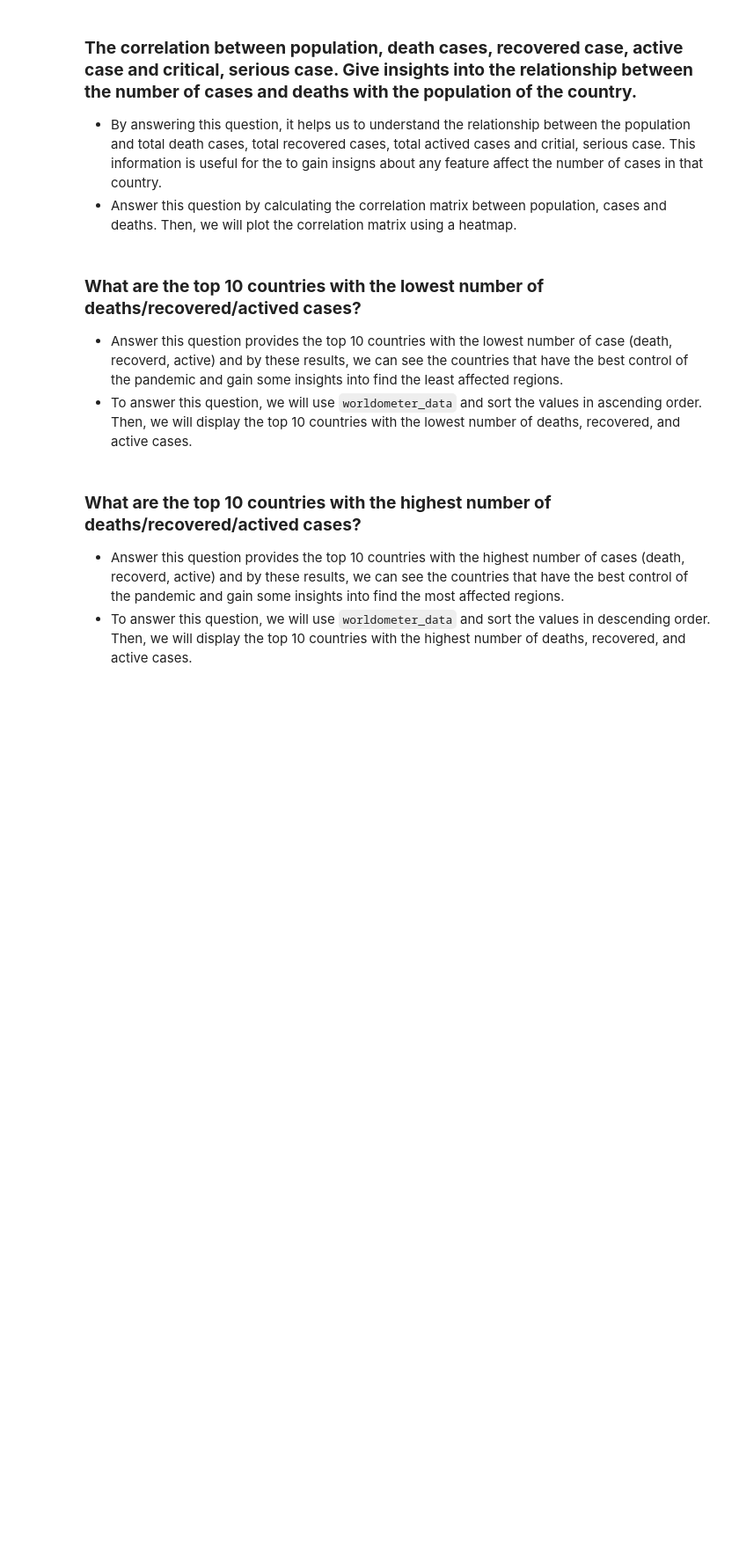
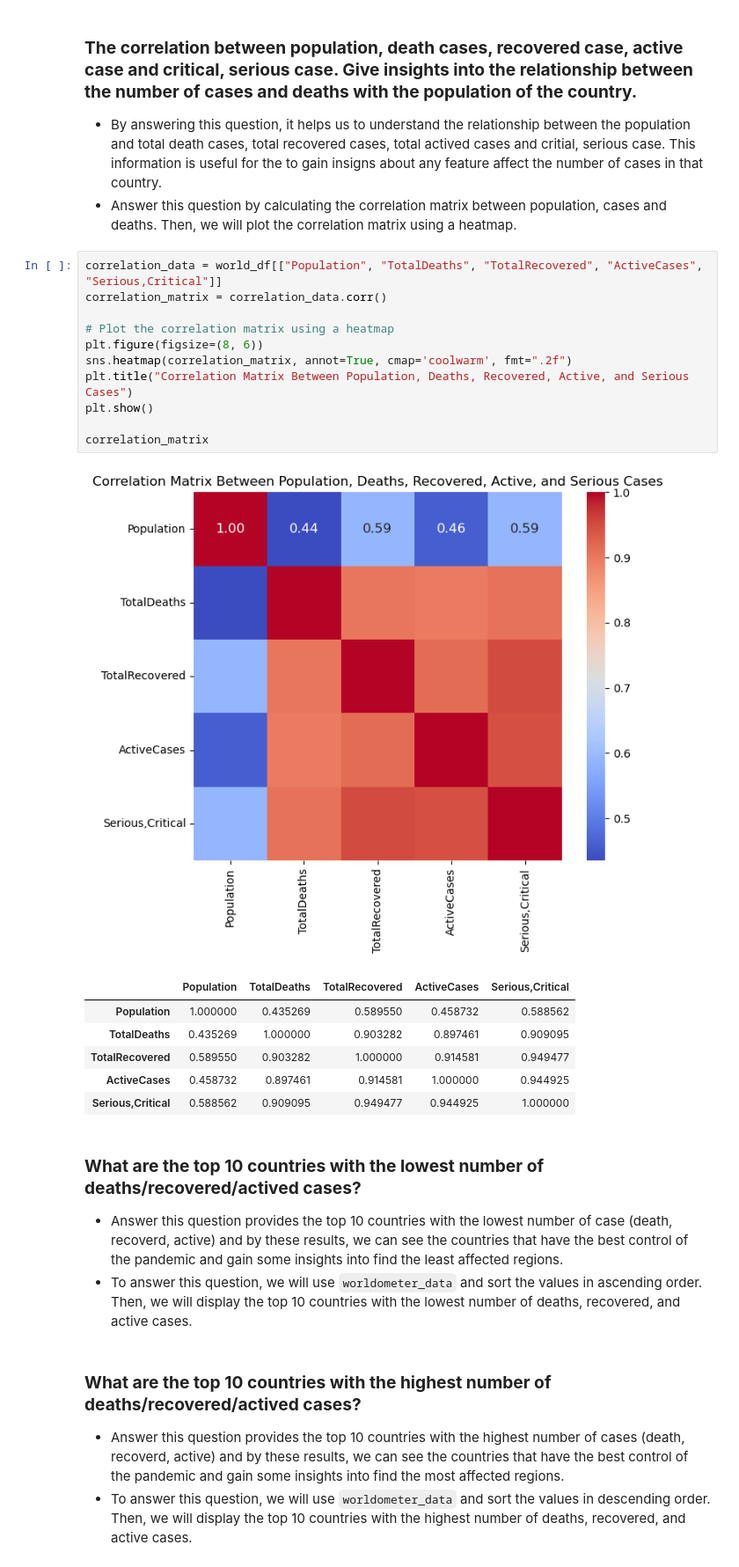
Before and after one commit to dhuyent/DSProgramming-FinalProject, a Jupyter notebook: src/Data_analysis.ipynb, the cells around one changed output. Shown at 88% size. Drawn from its saved outputs; the diff is of its cells as text; blank space fills up the shorter version.

```diff
--- a/src/Data_analysis.ipynb
+++ b/src/Data_analysis.ipynb
@@ -94,6 +137,25 @@ covid_19_df.sample(5)
 ### **The correlation between population, death cases, recovered case, active case and critical, serious case. Give insights into the relationship between the number of cases and deaths with the population of the country.**
 - By answering this question, it helps us to understand the relationship between the population and total death cases, total recovered cases, total actived cases and critial, serious case. This information is useful for the to gain insigns about any feature affect the number of cases in that country.
 - Answer this question by calculating the correlation matrix between population, cases and deaths. Then, we will plot the correlation matrix using a heatmap.
+# %%
+correlation_data = world_df[["Population", "TotalDeaths", "TotalRecovered", "ActiveCases", "Serious,Critical"]]
+correlation_matrix = correlation_data.corr()
+
+# Plot the correlation matrix using a heatmap
+plt.figure(figsize=(8, 6))
+sns.heatmap(correlation_matrix, annot=True, cmap='coolwarm', fmt=".2f")
+plt.title("Correlation Matrix Between Population, Deaths, Recovered, Active, and Serious Cases")
+plt.show()
+
+correlation_matrix
+# %% [output]
+[figure, added]
+|  | Population | TotalDeaths | TotalRecovered | ActiveCases | Serious,Critical |
+| Population | 1.000000 | 0.435269 | 0.589550 | 0.458732 | 0.588562 |
+| TotalDeaths | 0.435269 | 1.000000 | 0.903282 | 0.897461 | 0.909095 |
+| TotalRecovered | 0.589550 | 0.903282 | 1.000000 | 0.914581 | 0.949477 |
+| ActiveCases | 0.458732 | 0.897461 | 0.914581 | 1.000000 | 0.944925 |
+| Serious,Critical | 0.588562 | 0.909095 | 0.949477 | 0.944925 | 1.000000 |
 # %% [markdown]
 
 ### **What are the top 10 countries with the lowest number of deaths/recovered/actived cases?**
```
Also changed, not shown: parts of 5 cells of this notebook, 2 other files.
